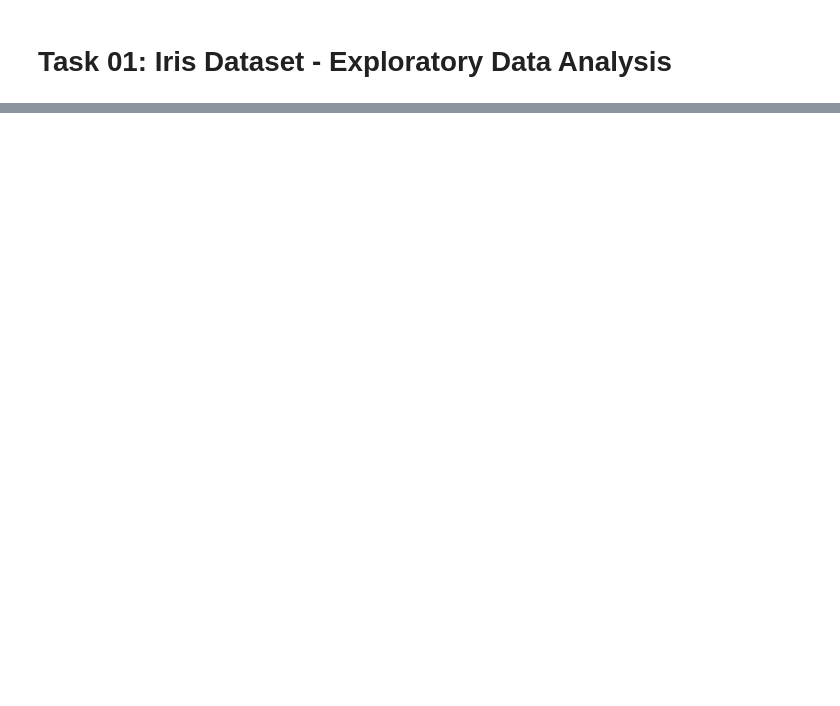
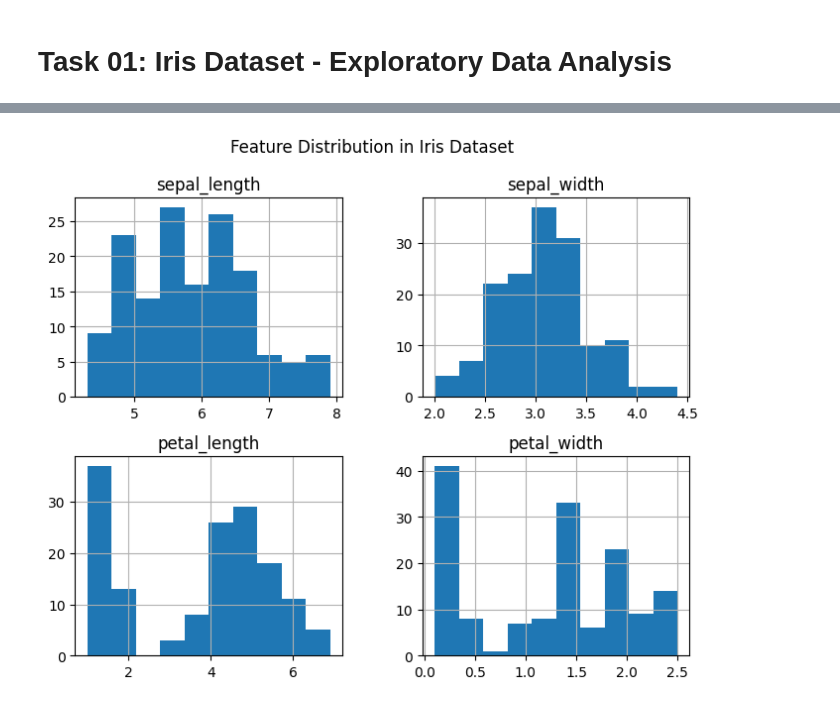
Before and after one commit to salmakhan5432/DeveloperHub-AI-ML-Internship, a Jupyter notebook: Task-01-Iris-Dataset-EDA/iris.eda.ipynb, the cells around one changed output, grey strips where cells are left out. Drawn from its saved outputs; the diff is of its cells as text; code cells hidden in the pictures; blank space fills up the shorter version.

Commit message:
Complete Task 01: Iris Dataset EDA

```diff
--- a/Task-01-Iris-Dataset-EDA/iris.eda.ipynb
+++ b/Task-01-Iris-Dataset-EDA/iris.eda.ipynb
@@ -16,0 +77,7 @@ iris.head()
+# %%
+# Histograms to see distribution of each numerical feature
+iris.hist(figsize=(8,6))
+plt.suptitle("Feature Distribution in Iris Dataset")
+plt.show()
+# %% [output]
+[figure, added]
```
Also changed, not shown: parts of 10 cells of this notebook.
